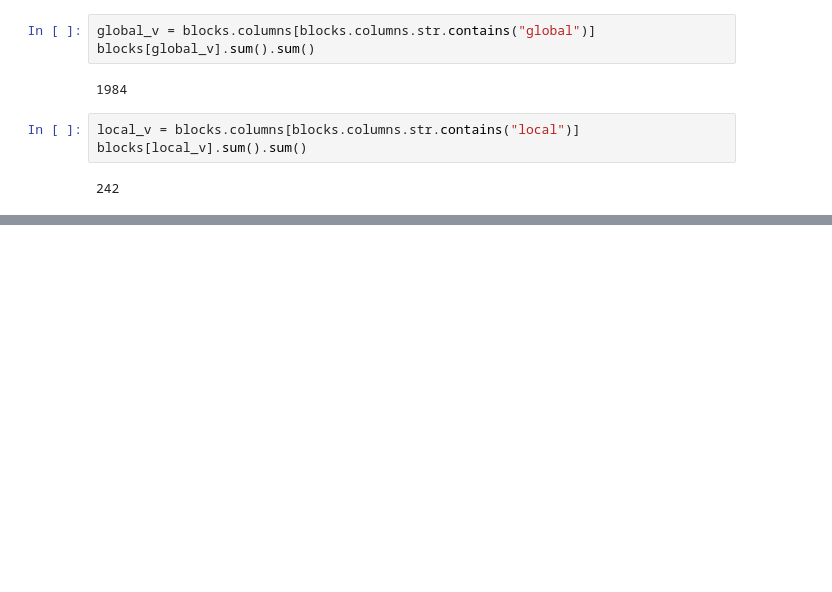
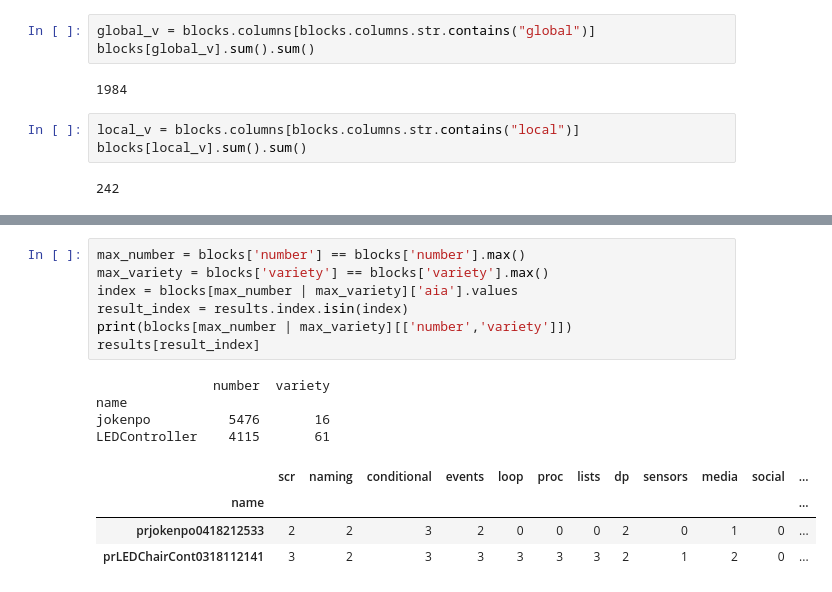
Before and after one commit to robernom/app-inventor-analysis, a Jupyter notebook: blocks_analysis.ipynb, the cells around one changed output, grey strips where cells are left out. Cells and saved outputs as stored; diff of their text form; blank space fills up the shorter version.

```diff
--- a/blocks_analysis.ipynb
+++ b/blocks_analysis.ipynb
@@ -319,0 +313,16 @@ projects_df[projects_df.index.str.contains("Space")]
+# %%
+max_number = blocks['number'] == blocks['number'].max()
+max_variety = blocks['variety'] == blocks['variety'].max()
+index = blocks[max_number | max_variety]['aia'].values
+result_index = results.index.isin(index)
+print(blocks[max_number | max_variety][['number','variety']])
+results[result_index]
+# %% [output]
+               number  variety
+name
+jokenpo          5476       16
+LEDController    4115       61
+|  | scr | naming | conditional | events | loop | proc | lists | dp | sensors | media | social | ... |
+| name |  |  |  |  |  |  |  |  |  |  |  | ... |
+| prjokenpo0418212533 | 2 | 2 | 3 | 2 | 0 | 0 | 0 | 2 | 0 | 1 | 0 | ... |
+| prLEDChairCont0318112141 | 3 | 2 | 3 | 3 | 3 | 3 | 3 | 2 | 1 | 2 | 0 | ... |
```
Also changed, not shown: parts of 5 cells of this notebook, 2 other files.
